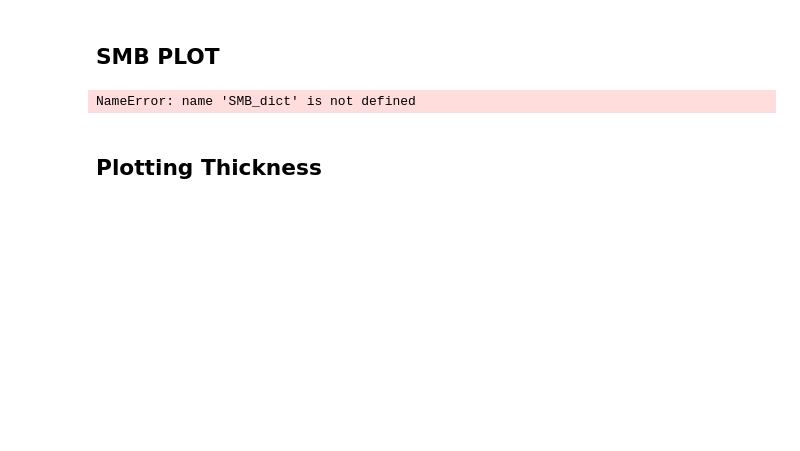
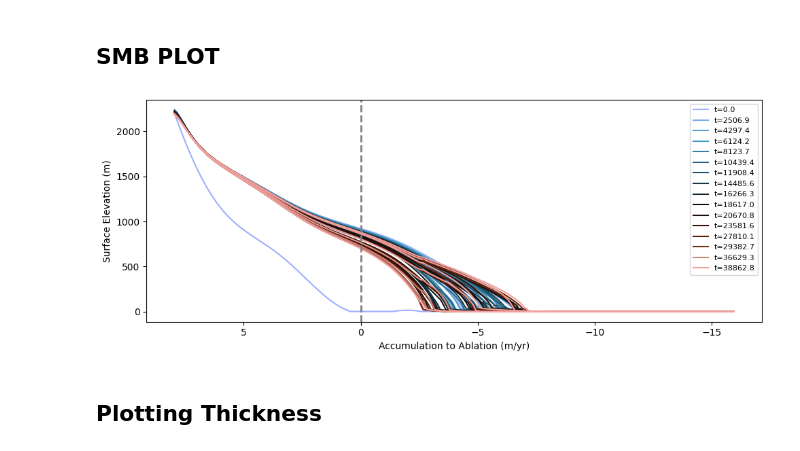
Before and after one commit to ktlix2ski/brinkmodeltest, a Jupyter notebook: Analysis/EasyQuickWorkbook copy.ipynb, the cells around one changed output. Saved outputs shown, nothing was run; the diff lists cells and outputs as text; code cells hidden in the pictures; blank space fills up the shorter version.

```diff
--- a/Analysis/EasyQuickWorkbook copy.ipynb
+++ b/Analysis/EasyQuickWorkbook copy.ipynb
@@ -257,35 +267,35 @@ smb_profile = SMB_dict[timesteps[0]]
 cmap = cm.berlin
 
 fig,ax  = plt.subplots(figsize=(10,4))
 
 
 counts = sorted(counter_dict.values())  # all loop counts
 sample_counts = counts[::300]
 
 # make a lookup: loop count → time
 loop_to_time = {v: k for k, v in counter_dict.items()}
 
 for j, c in enumerate(sample_counts):
     t = loop_to_time[c]
     surf = surf_dict[t]
     color = cmap(norm(t))
     label = f't={t:.1f}' if j % 5 == 0 else ""
     plt.plot(smb_profile, surf, color=color, label=label)
 
 
 plt.xlabel("Accumulation to Ablation (m/yr)")
 plt.ylabel("Surface Elevation (m)")
-plt.title(title_SMB)
+# plt.title(title_SMB)
 plt.gca().invert_xaxis()
 plt.legend(loc="best", fontsize=8)
 sm = plt.cm.ScalarMappable(cmap=cmap, norm=norm)
 # plt.colorbar(sm, label='Time (years)', ax=plt.gca())
 plt.axvline(x=0, color='gray', linestyle='--', linewidth=2)
 plt.tight_layout()
 plt.show()
 # fig.savefig("/media/kayatroyer/KayaDrive/Thesis/OfficialExperimentRuns/20kTests/40K_Base_test/SMB_plot_40k_default.svg", format ="svg", bbox_inches='tight')
 # %% [output]
-NameError: name 'SMB_dict' is not defined
+[figure, added]
 # %% [markdown]
 ## Plotting Thickness
 # %%
```
Also changed, not shown: parts of 11 cells of this notebook, 7 other files.
